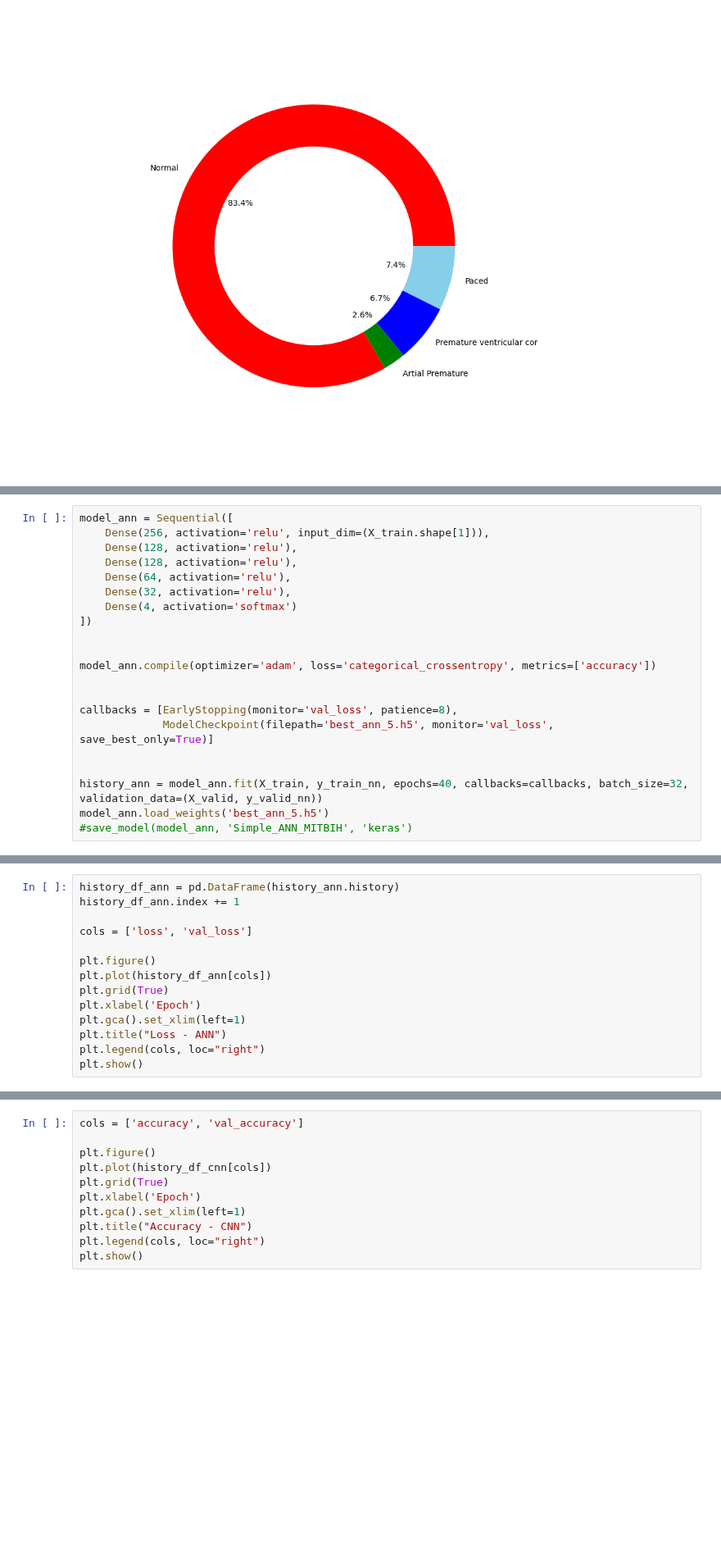
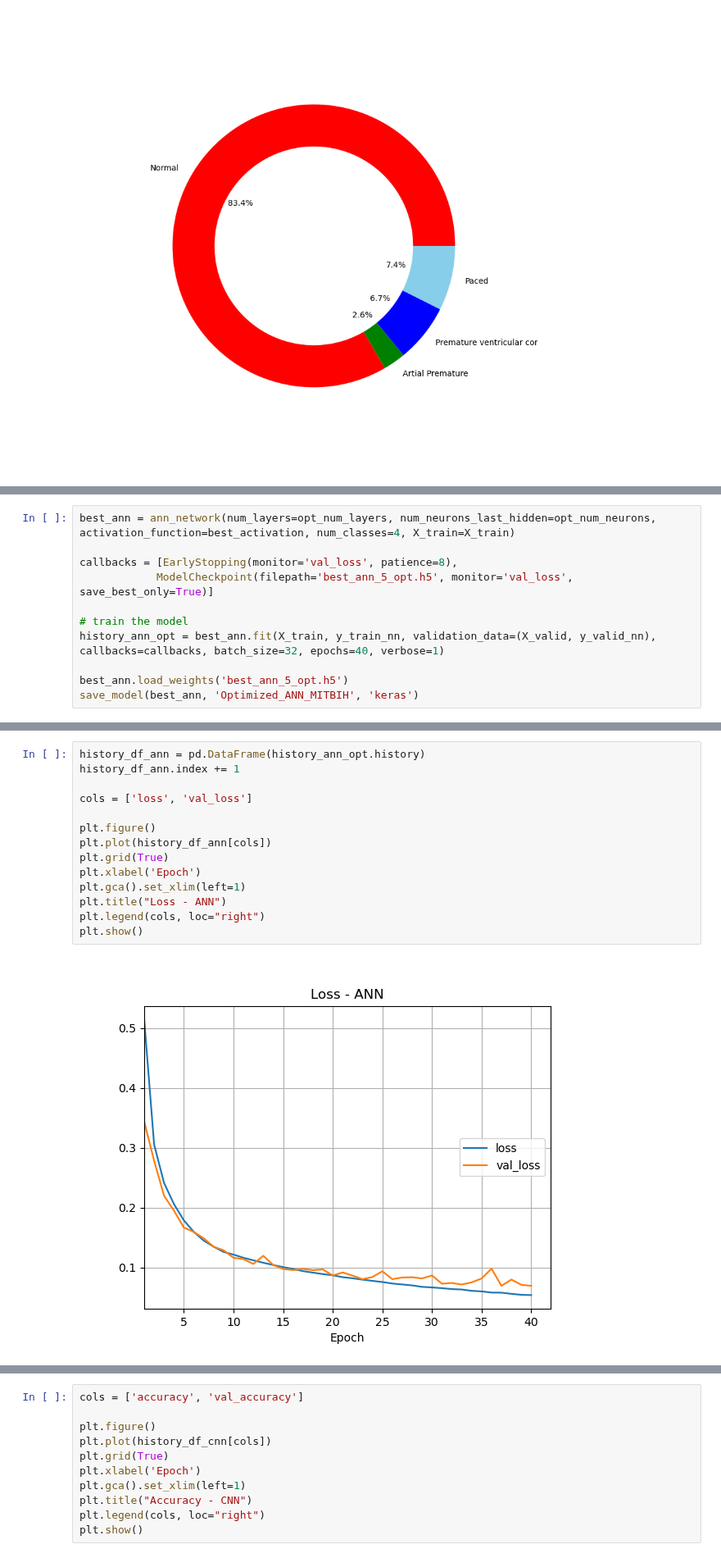
Before and after one commit to JespervanGils/DL-Project-ECG, a Jupyter notebook: DL_Project_ECG_MIT-BIH_Iteration_4.ipynb, the cells around one changed output, grey strips where cells are left out. Shown at 82% size. Drawn from its saved outputs; the diff is of its cells as text; blank space fills up the shorter version.

```diff
--- a/DL_Project_ECG_MIT-BIH_Iteration_4.ipynb
+++ b/DL_Project_ECG_MIT-BIH_Iteration_4.ipynb
@@ -264,21 +241,0 @@ def weighted_categorical_crossentropy(weights):
-# %%
-model_ann = Sequential([
-    Dense(256, activation='relu', input_dim=(X_train.shape[1])),
-    Dense(128, activation='relu'),
-    Dense(128, activation='relu'),
-    Dense(64, activation='relu'),
-    Dense(32, activation='relu'),
-    Dense(4, activation='softmax')
-])
-
-
-model_ann.compile(optimizer='adam', loss='categorical_crossentropy', metrics=['accuracy'])
-
-
-callbacks = [EarlyStopping(monitor='val_loss', patience=8),
-             ModelCheckpoint(filepath='best_ann_5.h5', monitor='val_loss', save_best_only=True)]
-
-
-history_ann = model_ann.fit(X_train, y_train_nn, epochs=40, callbacks=callbacks, batch_size=32, validation_data=(X_valid, y_valid_nn))
-model_ann.load_weights('best_ann_5.h5')
-#save_model(model_ann, 'Simple_ANN_MITBIH', 'keras')
@@ -302,0 +369,11 @@ Epoch 20/40
+# %%
+best_ann = ann_network(num_layers=opt_num_layers, num_neurons_last_hidden=opt_num_neurons, activation_function=best_activation, num_classes=4, X_train=X_train)
+
+callbacks = [EarlyStopping(monitor='val_loss', patience=8),
+            ModelCheckpoint(filepath='best_ann_5_opt.h5', monitor='val_loss', save_best_only=True)]
+
+# train the model
+history_ann_opt = best_ann.fit(X_train, y_train_nn, validation_data=(X_valid, y_valid_nn), callbacks=callbacks, batch_size=32, epochs=40, verbose=1)
+
+best_ann.load_weights('best_ann_5_opt.h5')
+save_model(best_ann, 'Optimized_ANN_MITBIH', 'keras')
@@ -303,17 +398,19 @@ Epoch 20/40
 # %%
-history_df_ann = pd.DataFrame(history_ann.history)
+history_df_ann = pd.DataFrame(history_ann_opt.history)
 history_df_ann.index += 1
 
 cols = ['loss', 'val_loss']
 
 plt.figure()
 plt.plot(history_df_ann[cols])
 plt.grid(True)
 plt.xlabel('Epoch')
 plt.gca().set_xlim(left=1)
 plt.title("Loss - ANN")
 plt.legend(cols, loc="right")
 plt.show()
+# %% [output]
+[figure, added]
 # %%
 cols = ['accuracy', 'val_accuracy']
 
```
Also changed, not shown: parts of 19 cells of this notebook, 2 other files.
